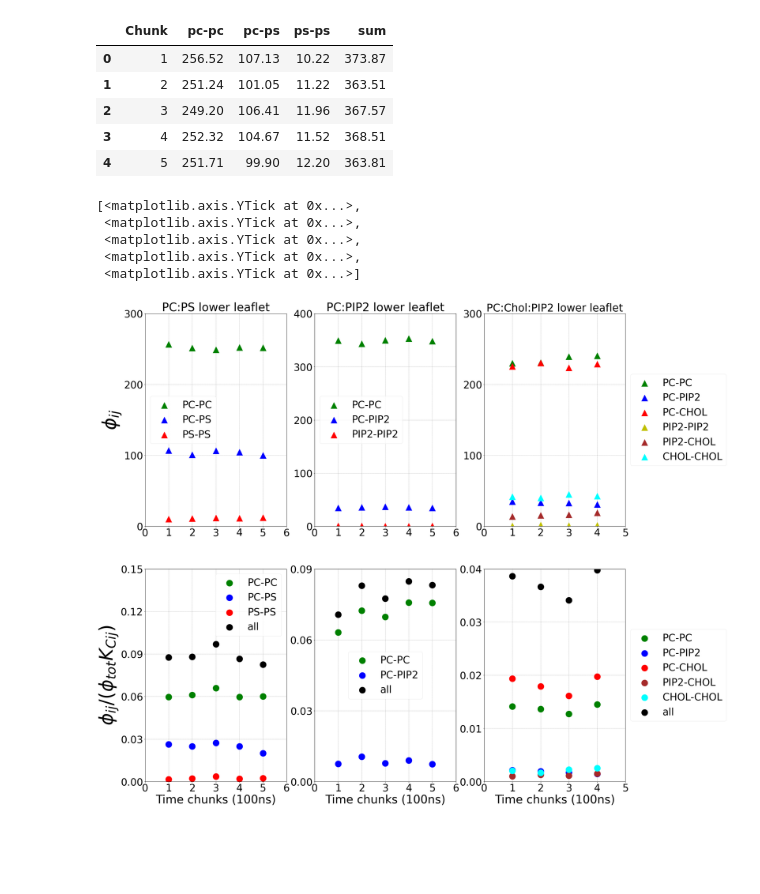
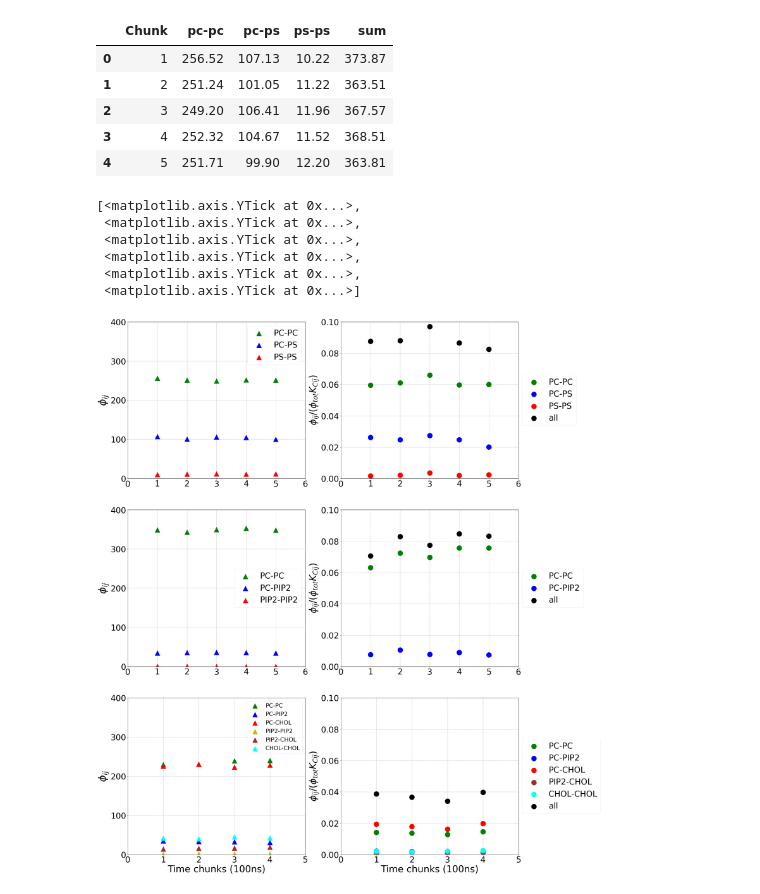
Before and after one commit to LynaLuo-Lab/memb-mechanical-properties, a Jupyter notebook: plot_Kc_nij_normalized.ipynb, the cells around one changed output. Drawn from its saved outputs; the diff is of its cells as text; code cells hidden in the pictures; blank space fills up the shorter version.

Commit message:
update convergency time plot script

```diff
--- a/plot_Kc_nij_normalized.ipynb
+++ b/plot_Kc_nij_normalized.ipynb
@@ -13,7 +13,7 @@ import matplotlib.ticker as ticker
 import tqdm
 plt.style.use('ggplot')
 # %%
-dataDir='/home/wjuan/lipid_kc'
+dataDir='./lipid_kc'
 filepath='/'.join([dataDir,'kc_pip2chol.txt'])
 dataCHOL=pd.read_table(filepath,header=None,delim_whitespace=True)
 dataCHOL.columns=['Chunk','pc-pc','pc-pi','pc-chol','pi-pi','pi-chol','chol-chol','sum']
@@ -75,25 +75,25 @@ dataPSn.head()
 plt.rcParams['axes.facecolor']='white'
 import matplotlib
 matplotlib.rc('axes',edgecolor='k')
-fig,((ax1,ax2,ax3),(ax4,ax5,ax6))=plt.subplots(2,3,figsize=(30,30))
+fig,((ax1,ax4),(ax2,ax5),(ax3,ax6))=plt.subplots(3,2,figsize=(30,42))
 
 ax1.scatter(dataPS['Chunk'],dataPSn['pc-pc'],s=500, marker='^', color='g',label='PC-PC')
 ax1.scatter(dataPS['Chunk'],dataPSn['pc-ps'],s=500, marker='^', color='b',label='PC-PS')
 ax1.scatter(dataPS['Chunk'],dataPSn['ps-ps'],s=500, marker='^', color='r',label='PS-PS')
 #ax1.scatter(dataPS['Chunk'],dataPSn['sum'],  s=50, color='k',label='all')
 ax1.grid(linestyle=':',linewidth='1',color='grey')
-ax1.legend(loc='center left',fontsize=35)
+ax1.legend(loc='best',fontsize=35)
 #ax1.set_xlabel(r"Time chunks (100ns)",color='k',fontsize=20)
-ax1.set_ylabel(r"$\phi_{ij}$",color='k',fontsize=65)
-ax1.set_title('PC:PS lower leaflet',fontsize=40)
+ax1.set_ylabel(r"$\phi_{ij}$",color='k',fontsize=45)
+#ax1.set_title(r"$\phi_{ij}$",fontsize=65)
 ax1.tick_params(axis='x',colors='black')
 ax1.tick_params(axis='y',colors='black')
 ax1.tick_params(axis='x',which='major',labelsize=35)
 ax1.tick_params(axis='y',which='major',labelsize=35)
 ax1.set_xlim(0,6)
 ax1.set_xticks(np.arange(0,7,1))
-ax1.set_ylim(0,300)
-ax1.set_yticks(np.arange(0,400,100))
+ax1.set_ylim(0,400)
+ax1.set_yticks(np.arange(0,500,100))
 
 
 ax2.scatter(dataPS['Chunk'],dataPIn['pc-pc'],s=500, marker='^', color='g',label='PC-PC')
@@ -101,9 +101,9 @@ ax2.scatter(dataPS['Chunk'],dataPIn['pc-pi'],s=500, marker='^', color='b',label=
 ax2.scatter(dataPS['Chunk'],dataPIn['pi-pi'],s=500, marker='^', color='r',label='PIP2-PIP2')
 #ax2.scatter(dataPS['Chunk'],dataPIn['sum'],  s=50, color='k',label='all')
 ax2.grid(linestyle=':',linewidth='1',color='grey')
-ax2.legend(loc='center left',fontsize=35)
-#ax2.set_xlabel(r"Time chunks (100ns)",color='k',fontsize=20)
-ax2.set_title('PC:PIP2 lower leaflet',fontsize=40)
+ax2.legend(loc='best',fontsize=35)
+ax2.set_ylabel(r"$\phi_{ij}$",color='k',fontsize=45)
+#ax2.set_title('PC:PIP2 lower leaflet',fontsize=40)
 ax2.tick_params(axis='x',colors='black')
 ax2.tick_params(axis='y',colors='black')
 ax2.tick_params(axis='x',which='major',labelsize=35)
@@ -122,17 +122,19 @@ ax3.scatter(dataPS['Chunk'][0:4],dataCHOLn['pi-chol'][0:4],  s=500, marker='^',
 ax3.scatter(dataPS['Chunk'][0:4],dataCHOLn['chol-chol'][0:4],s=500, marker='^', color='cyan', label='CHOL-CHOL')
 #ax3.scatter(dataPS['Chunk'][0:4],dataCHOLn['sum'][0:4],      s=50, color='k',    label='all')
 ax3.grid(linestyle=':',linewidth='1',color='grey')
-ax3.legend(loc='center left',bbox_to_anchor=(1,0.5),fontsize=35)
-#ax3.set_xlabel(r"Time chunks (100ns)",color='k',fontsize=20)
-ax3.set_title('PC:Chol:PIP2 lower leaflet',fontsize=37)
+#ax3.legend(loc='center left',bbox_to_anchor=(1,0.5),fontsize=35)
+ax3.legend(loc='best',fontsize=25)
+ax3.set_ylabel(r"$\phi_{ij}$",color='k',fontsize=45)
+ax3.set_xlabel(r"Time chunks (100ns)",color='k',fontsize=40)
+#ax3.set_title('PC:Chol:PIP2 lower leaflet',fontsize=37)
 ax3.tick_params(axis='x',colors='black')
 ax3.tick_params(axis='y',colors='black')
 ax3.tick_params(axis='x',which='major',labelsize=35)
 ax3.tick_params(axis='y',which='major',labelsize=35)
 ax3.set_xlim(0,5)
 ax3.set_xticks(np.arange(0,6,1))
-ax3.set_ylim(0,300)
-ax3.set_yticks(np.arange(0,400,100))
+ax3.set_ylim(0,400)
+ax3.set_yticks(np.arange(0,500,100))
 
 
 ax4.scatter(dataPS['Chunk'],dataPS['pc-pc'],s=500, color='g',label='PC-PC')
@@ -140,61 +142,65 @@ ax4.scatter(dataPS['Chunk'],dataPS['pc-ps'],s=500, color='b',label='PC-PS')
 ax4.scatter(dataPS['Chunk'],dataPS['ps-ps'],s=500, color='r',label='PS-PS')
 ax4.scatter(dataPS['Chunk'],dataPS['sum'],  s=500, color='k',label='all')
 ax4.grid(linestyle=':',linewidth='1',color='grey')
-ax4.legend(loc='best',fontsize=35)
-ax4.set_xlabel(r"Time chunks (100ns)",color='k',fontsize=40)
-ax4.set_ylabel(r"$\phi_{ij}/(\phi_{tot}K_{Cij})$",color='k',fontsize=65)
-#ax4.set_title('POPC:POPS lower leaflet',fontsize=20)
+#ax4.legend(loc='best',fontsize=35)
+ax4.legend(loc='center left',bbox_to_anchor=(1,0.5),fontsize=35)
+#ax4.set_xlabel(r"Time chunks (100ns)",color='k',fontsize=40)
+ax4.set_ylabel(r"$\phi_{ij}/(\phi_{tot}K_{Cij})$",color='k',fontsize=40)
+#ax4.set_title(r"$\phi_{ij}/(\phi_{tot}K_{Cij})$",fontsize=65)
 ax4.tick_params(axis='x',colors='black')
 ax4.tick_params(axis='y',colors='black')
 ax4.tick_params(axis='x',which='major',labelsize=35)
 ax4.tick_params(axis='y',which='major',labelsize=35)
 ax4.set_xlim(0,6)
 ax4.set_xticks(np.arange(0,7,1))
-ax4.set_ylim(0,0.15)
-ax4.set_yticks(np.arange(0,0.18,0.03))
+ax4.set_ylim(0,0.1)
+ax4.set_yticks(np.arange(0,0.12,0.02))
 
 
 ax5.scatter(dataPS['Chunk'],dataPI['pc-pc'],s=500, color='g',label='PC-PC')
 ax5.scatter(dataPS['Chunk'],dataPI['pc-pi'],s=500, color='b',label='PC-PIP2')
 ax5.scatter(dataPS['Chunk'],dataPI['sum'],  s=500, color='k',label='all')
 ax5.grid(linestyle=':',linewidth='1',color='grey')
-ax5.legend(loc='center',fontsize=35)
-ax5.set_xlabel(r"Time chunks (100ns)",color='k',fontsize=40)
+ax5.legend(loc='center left',bbox_to_anchor=(1,0.5),fontsize=35)
+#ax5.legend(loc='best',fontsize=35)
+ax5.set_ylabel(r"$\phi_{ij}/(\phi_{tot}K_{Cij})$",color='k',fontsize=40)
 #ax5.set_title('POPC:PIP2 lower leaflet',fontsize=20)
 ax5.tick_params(axis='x',colors='black')
 ax5.tick_params(axis='y',colors='black')
 ax5.tick_params(axis='x',which='major',labelsize=35)
 ax5.tick_params(axis='y',which='major',labelsize=35)
 ax5.set_xlim(0,6)
 ax5.set_xticks(np.arange(0,7,1))
-ax5.set_ylim(0,0.09)
-ax5.set_yticks(np.arange(0,0.12,0.03))
+ax5.set_ylim(0,0.1)
+ax5.set_yticks(np.arange(0,0.12,0.02))
 
 
 ax6.scatter(dataPS['Chunk'][0:4],dataCHOL['pc-pc'][0:4],    s=500, color='g',    label='PC-PC')
 ax6.scatter(dataPS['Chunk'][0:4],dataCHOL['pc-pi'][0:4],    s=500, color='b',    label='PC-PIP2')
 ax6.scatter(dataPS['Chunk'][0:4],dataCHOL['pc-chol'][0:4],  s=500, color='r',    label='PC-CHOL')
 #ax6.scatter(dataPS['Chunk'][0:4],dataCHOL['pi-pi'][0:4],    s=500, color='y',    label='PIP2-PIP2')
 ax6.scatter(dataPS['Chunk'][0:4],dataCHOL['pi-chol'][0:4],  s=500, color='brown',label='PIP2-CHOL')
 ax6.scatter(dataPS['Chunk'][0:4],dataCHOL['chol-chol'][0:4],s=500, color='cyan', label='CHOL-CHOL')
 ax6.scatter(dataPS['Chunk'][0:4],dataCHOL['sum'][0:4],      s=500, color='k',    label='all')
 ax6.grid(linestyle=':',linewidth='1',color='grey')
 ax6.legend(loc='center left',bbox_to_anchor=(1,0.5),fontsize=35)
+#ax6.legend(loc='best',fontsize=25)
 ax6.set_xlabel(r"Time chunks (100ns)",color='k',fontsize=40)
-#ax6.set_title('POPC:PIP2:CHOL lower leaflet',fontsize=20)
+ax6.set_ylabel(r"$\phi_{ij}/(\phi_{tot}K_{Cij})$",color='k',fontsize=40)
 ax6.tick_params(axis='x',colors='black')
 ax6.tick_params(axis='y',colors='black')
 ax6.tick_params(axis='x',which='major',labelsize=35)
 ax6.tick_params(axis='y',which='major',labelsize=35)
 ax6.set_xlim(0,5)
 ax6.set_xticks(np.arange(0,6,1))
-ax6.set_ylim(0,0.04)
-ax6.set_yticks(np.arange(0,0.05,0.01))
+ax6.set_ylim(0,0.1)
+ax6.set_yticks(np.arange(0,0.12,0.02))
 # %% [output]
 [<matplotlib.axis.YTick at 0x...>,
  <matplotlib.axis.YTick at 0x...>,
  <matplotlib.axis.YTick at 0x...>,
  <matplotlib.axis.YTick at 0x...>,
+ <matplotlib.axis.YTick at 0x...>,
  <matplotlib.axis.YTick at 0x...>]
-[figure, old version]
+[figure, new version]
 # %%
```
Also changed, not shown: parts of 1 cell of this notebook, 2 other files.
